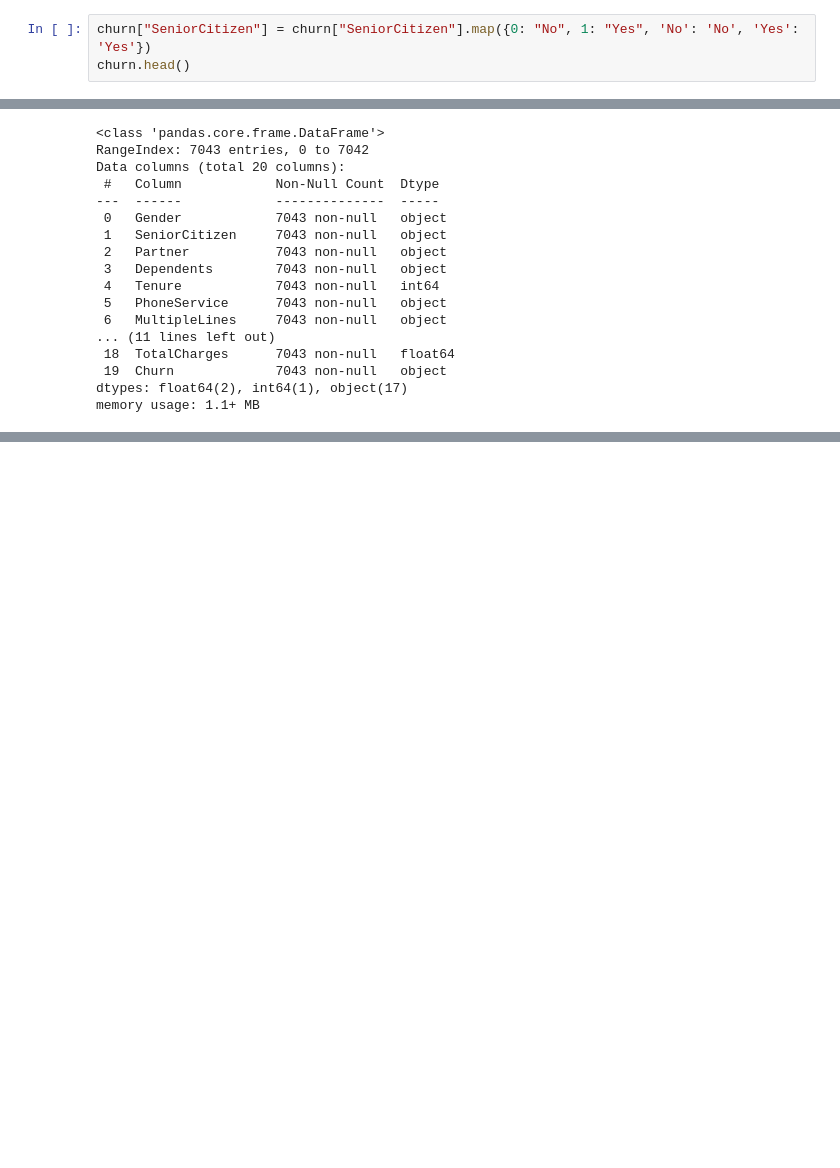
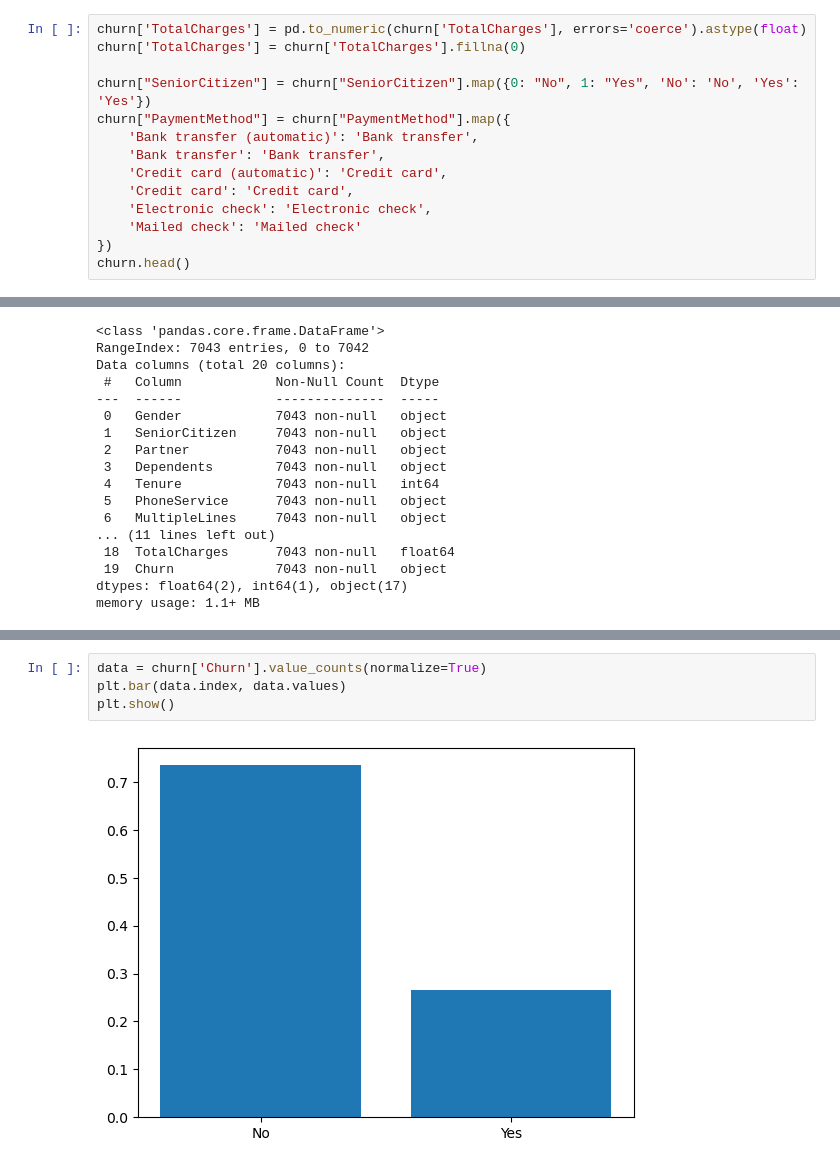
Before and after one commit to prebala123/customer-churn, a Jupyter notebook: notebook.ipynb, the cells around one changed output, grey strips where cells are left out. Saved outputs shown, nothing was run; the diff lists cells and outputs as text; blank space fills up the shorter version.

```diff
--- a/notebook.ipynb
+++ b/notebook.ipynb
@@ -51,5 +71,16 @@ churn['TotalCharges'] = churn['TotalCharges'].fillna(0)
 # %%
+churn['TotalCharges'] = pd.to_numeric(churn['TotalCharges'], errors='coerce').astype(float)
+churn['TotalCharges'] = churn['TotalCharges'].fillna(0)
+
 churn["SeniorCitizen"] = churn["SeniorCitizen"].map({0: "No", 1: "Yes", 'No': 'No', 'Yes': 'Yes'})
+churn["PaymentMethod"] = churn["PaymentMethod"].map({
+    'Bank transfer (automatic)': 'Bank transfer',
+    'Bank transfer': 'Bank transfer',
+    'Credit card (automatic)': 'Credit card',
+    'Credit card': 'Credit card',
+    'Electronic check': 'Electronic check',
+    'Mailed check': 'Mailed check'
+})
 churn.head()
 # %% [output]
 |  | Gender | SeniorCitizen | Partner | Dependents | Tenure | PhoneService | MultipleLines | InternetService | ... |
@@ -144,0 +170,6 @@ def plot_bar_chart(feature):
+# %%
+data = churn['Churn'].value_counts(normalize=True)
+plt.bar(data.index, data.values)
+plt.show()
+# %% [output]
+[figure, added]
```
Also changed, not shown: parts of 86 cells of this notebook.
